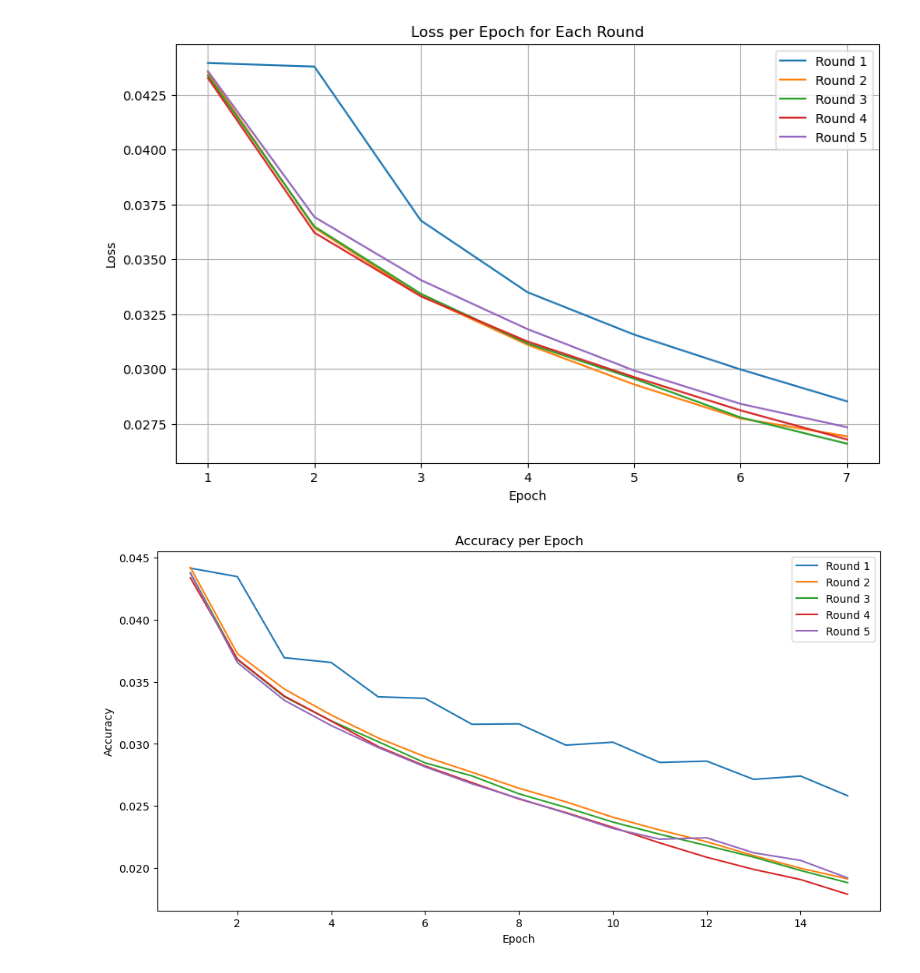
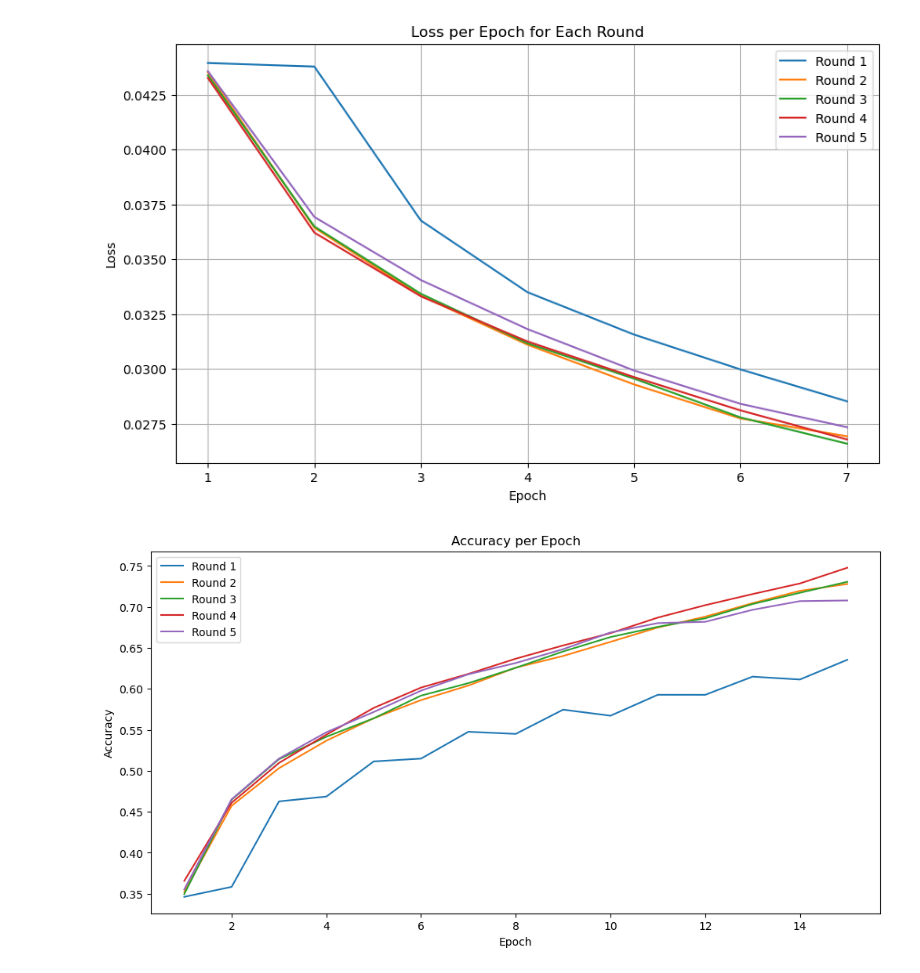
Before and after one commit to cmn333/Graphology, a Jupyter notebook: Result/0410.ipynb, the cells around one changed output. Saved outputs shown, nothing was run; the diff lists cells and outputs as text; code cells hidden in the pictures.

```diff
--- a/Result/0410.ipynb
+++ b/Result/0410.ipynb
@@ -42,32 +42,30 @@ plt.show()
 # %%
 import matplotlib.pyplot as plt
 
-# 提取正確率數據
 round1_acc = [0.34618947368421055, 0.3583578947368421, 0.46269473684210527, 0.46854736842105266, 0.5114526315789474, 0.5149052631578948, 0.5476631578947369, 0.5450526315789473, 0.5746526315789474, 0.5672421052631579, 0.5928, 0.5927578947368422, 0.6149052631578947, 0.6114526315789474, 0.6354947368421052, 0.6290526315789474, 0.6486736842105263, 0.6461473684210526, 0.6630736842105264, 0.6616842105263158, 0.6797052631578947, 0.6910736842105263, 0.6914526315789473, 0.7027789473684211, 0.7196631578947369, 0.7289684210526316]
 round2_acc = [0.35237894736842107, 0.4573052631578947, 0.5032, 0.5367578947368421, 0.5641684210526315, 0.5863157894736842, 0.6040842105263158, 0.6259368421052631, 0.6401684210526316, 0.6573894736842105, 0.6749052631578948, 0.6881263157894737, 0.7046736842105263, 0.7196631578947369, 0.728]
 round3_acc = [0.3495578947368421, 0.4648, 0.5141894736842105, 0.5415578947368421, 0.5640421052631579, 0.5917894736842105, 0.6069894736842105, 0.6257263157894737, 0.6456842105263157, 0.6632421052631579, 0.6757473684210527, 0.6861052631578948, 0.7035368421052631, 0.7173052631578948, 0.7306526315789473]
 round4_acc = [0.3656842105263158, 0.4610105263157895, 0.5096, 0.5440842105263158, 0.5767578947368421, 0.6016, 0.6183157894736843, 0.6368421052631579, 0.6530105263157895, 0.668, 0.6870315789473684, 0.7021473684210526, 0.7157052631578947, 0.7286736842105264, 0.7478315789473684]
 round5_acc = [0.35532631578947366, 0.4652631578947368, 0.5149473684210526, 0.5470315789473684, 0.5717894736842105, 0.5978526315789474, 0.6178526315789473, 0.631578947368421, 0.6484631578947369, 0.6688421052631579, 0.6802947368421053, 0.6818526315789474, 0.6965052631578947, 0.7071157894736843, 0.7079157894736842, 0.7251368421052632, 0.7219368421052632, 0.7358315789473684]
 
-# 繪製圖表
 fig, ax = plt.subplots(figsize=(12, 6))
 x = range(1, 16)
 
-ax.plot(x, round1_loss[:15], label='Round 1')
-ax.plot(x, round2_loss[:15], label='Round 2')
-ax.plot(x, round3_loss[:15], label='Round 3')
-ax.plot(x, round4_loss[:15], label='Round 4')
-ax.plot(x, round5_loss[:15], label='Round 5')
+ax.plot(x, round1_acc[:15], label='Round 1')
+ax.plot(x, round2_acc[:15], label='Round 2')
+ax.plot(x, round3_acc[:15], label='Round 3')
+ax.plot(x, round4_acc[:15], label='Round 4')
+ax.plot(x, round5_acc[:15], label='Round 5')
 
 ax.set_xlabel('Epoch')
 ax.set_ylabel('Accuracy')
 ax.set_title('Accuracy per Epoch')
 ax.legend()
 
 plt.savefig('accuracy.png')
 plt.show()
 # %% [output]
-[figure, old version]
+[figure, new version]
 # %%
 import matplotlib.pyplot as plt
 
```
Also changed, not shown: parts of 1 cell of this notebook.
